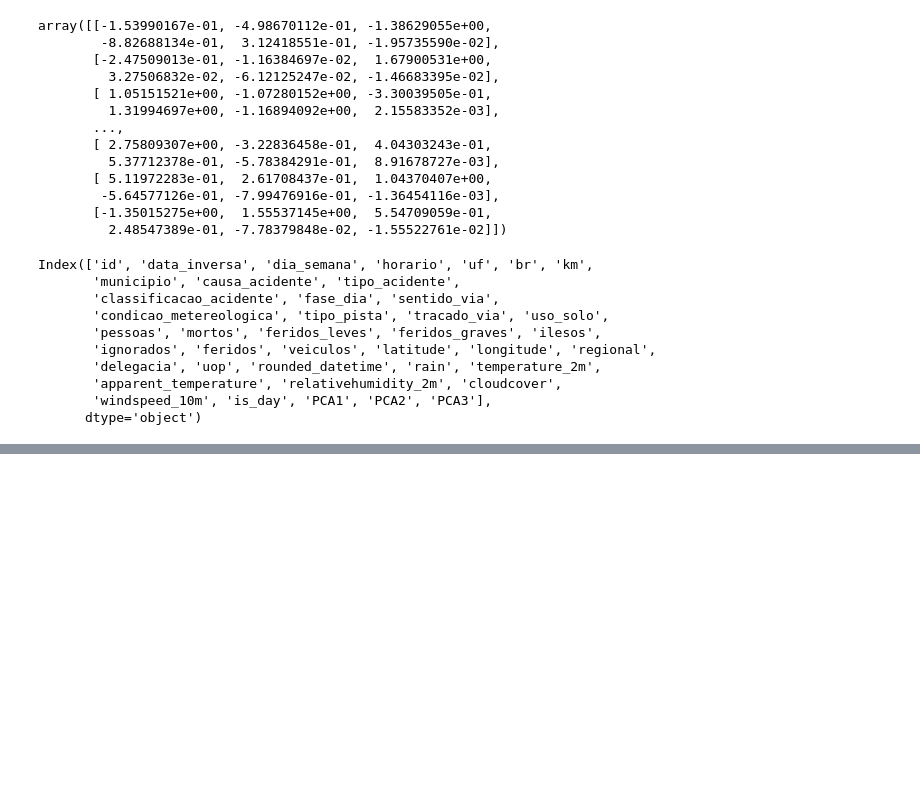
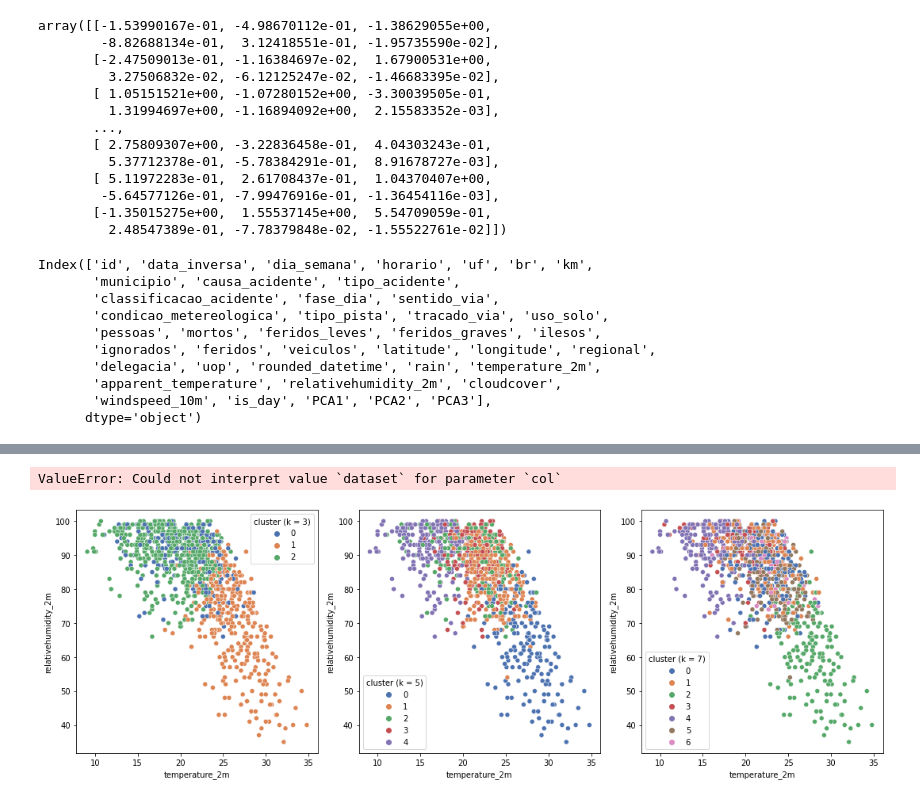
Before and after one commit to ciziks/traffic-accident-analysis, a Jupyter notebook: statistical_analysis.ipynb, the cells around one changed output, grey strips where cells are left out. Saved outputs shown, nothing was run; the diff lists cells and outputs as text; code cells hidden in the pictures; blank space fills up the shorter version.

```diff
--- a/statistical_analysis.ipynb
+++ b/statistical_analysis.ipynb
@@ -298,0 +384,6 @@ fig.show()
+# %%
+n_clusters = [3,5,7]
+
+for x in n_clusters:
+    kmeans = KMeans(n_clusters=x)
+    df_clusters[f'cluster (k = {x})'] = kmeans.fit_predict(df_clusters_scaled)
@@ -298,0 +399,25 @@ fig.show()
+# %%
+sns.relplot(x='temperature_2m', y='relativehumidity_2m', data=df_clusters, kind='scatter', hue = 'cluster (k = 3)',  palette="deep")
+sns.relplot(x='temperature_2m', y='relativehumidity_2m', data=df_clusters, kind='scatter', hue = 'cluster (k = 5)',  palette="deep")
+sns.relplot(x='temperature_2m', y='relativehumidity_2m', data=df_clusters, kind='scatter', hue = 'cluster (k = 7)',  palette="deep")
+
+# Display the plots
+plt.show()
+# %% [output]
+ValueError: Could not interpret value `dataset` for parameter `col`
+# %%
+fig, axes = plt.subplots(1, 3, figsize=(15, 5))  # Adjust figsize as needed (1 row, 3 columns)
+
+# Plotting each scatterplot on its respective subplot
+sns.scatterplot(x='temperature_2m', y='relativehumidity_2m', data=df_clusters, ax=axes[0], hue = 'cluster (k = 3)', palette="deep")
+sns.scatterplot(x='temperature_2m', y='relativehumidity_2m', data=df_clusters, ax=axes[1], hue = 'cluster (k = 5)', palette="deep")
+sns.scatterplot(x='temperature_2m', y='relativehumidity_2m', data=df_clusters, ax=axes[2], hue = 'cluster (k = 7)', palette="deep")
+
+
+# Adjust layout to prevent overlapping
+plt.tight_layout()
+
+# Show the plots
+plt.show()
+# %% [output]
+[figure, added]
```
Also changed, not shown: parts of 17 cells of this notebook.
